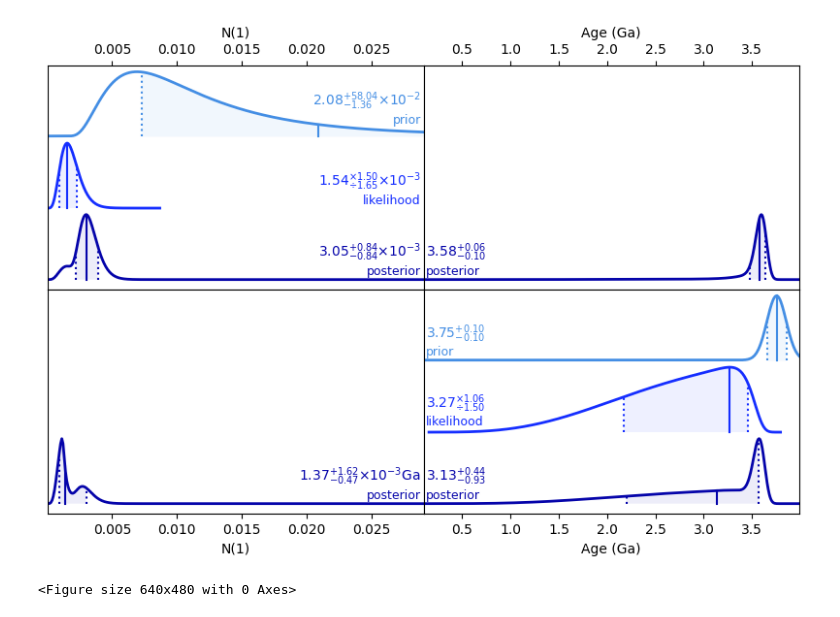
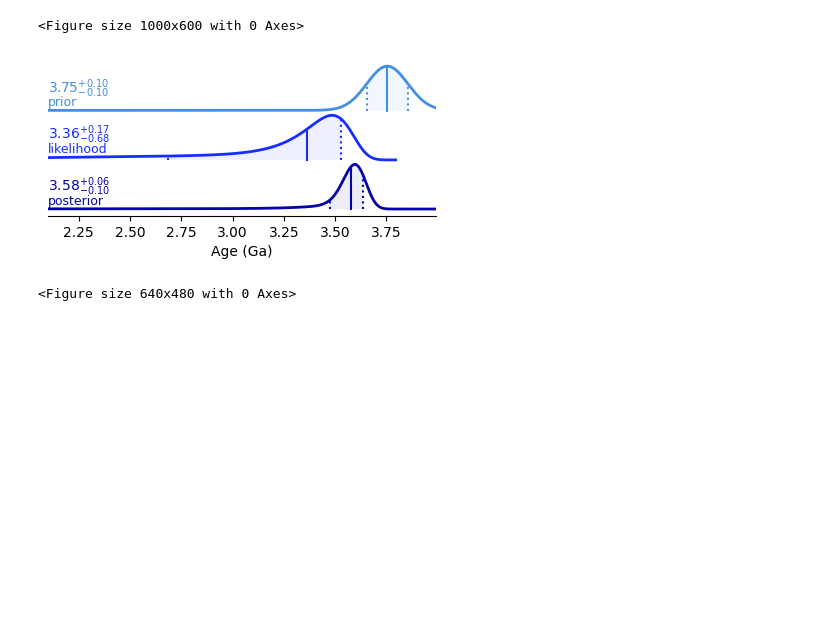
Before and after one commit to samwbell/craterdata, a Jupyter notebook: calc/martian_valley_example.ipynb, the cells around one changed output. Saved outputs shown, nothing was run; the diff lists cells and outputs as text; code cells hidden in the pictures; blank space fills up the shorter version.

```diff
--- a/calc/martian_valley_example.ipynb
+++ b/calc/martian_valley_example.ipynb
@@ -124,11 +22,7 @@ non_echus_N1 = ncf_mars(non_echus_ages)
 
 echus_area = 5 / ncf_mars(3.27)
 
-N1_likelihood = N1_pdf(
-    5, echus_area, 1, pf=npf_mars
-)
-log_N1_likelihood = N1_likelihood.log()
-age_likelihood = age_scaled_N1_pdf(
+age_likelihood = age_pdf(
     5, echus_area, 1, pf=npf_mars, cf_inv=ncf_mars_inv
 )
 
@@ -140,70 +34,46 @@ age_prior = RandomVariable(
     T, P + 0.01 * P.max(),
     val=fh08_mean,
     low=fh08_mean - fh08_std,
     high=fh08_mean + fh08_std,
     kind='median'
 )
-N1_prior = age_prior.scale(ncf_mars)
-log_N1_prior = N1_prior.log()
-
 
 age_posterior = age_prior.update(age_likelihood)
-N1_posterior = N1_prior.update(N1_likelihood)
-log_N1_posterior = log_N1_prior.update(log_N1_likelihood)
-
-age_posterior_N1 = age_posterior.as_kind('median').apply(ncf_mars)
 
 
 fig = plt.figure(figsize=(10, 6))
-age_xlim = [0.1, 3.99]
+age_xlim = [2.1, 3.99]
 N1_xlim = ncf_mars(np.array(age_xlim))
 log_N1_xlim = np.log10(N1_xlim)
 
-rvs_list = [
-    [N1_prior, N1_likelihood, N1_posterior],
-    [N1_posterior.apply(ncf_mars_inv, kind='median')],
-    [age_posterior_N1],
-    [age_prior, age_likelihood, age_posterior]
-]
+rvs_list = [age_prior, age_likelihood.as_kind('median'), age_posterior]
+
 bayesian_labels = ['prior', 'likelihood', 'posterior']
 pdf_labels_list = [
     bayesian_labels, bayesian_labels[2],
     bayesian_labels[2], bayesian_labels
 ]
 xlim_list = [
     N1_xlim, age_xlim,
     N1_xlim, age_xlim,
 ]
-cs_list = [
-    cs, cs[2],
-    cs[2], cs
-]
 
-for i in np.arange(4):
-    ax = fig.add_subplot(221 + i)
-    plt.yticks([])
-    if i % 3 == 2:
-        unit = 'Ga'
-    else:
-        unit = None
-    plot_pdfs(
-        rvs_list[i], xlim=xlim_list[i], label=True,
-        pdf_label=pdf_labels_list[i], color=cs_list[i],
-        unit=unit
-    )
-    if i < 2:
-        ax.xaxis.tick_top()
-        ax.xaxis.set_label_position('top')
-    xlabel_dict = {0 : 'N(1)', 1 : 'Age (Ga)'}
-    plt.xlabel(xlabel_dict[i % 2])
-    plt.ylim([-0.15, 3.3])
+plot_pdfs(
+    rvs_list, xlim=xlim_list[i], label=True,
+    pdf_label=pdf_labels_list[i], color=cs,
+    unit=unit
+)
+xlabel_dict = {0 : 'N(1)', 1 : 'Age (Ga)'}
+plt.xlabel(xlabel_dict[i % 2])
+plt.ylim([-0.15, 3.3])
 
 plt.subplots_adjust(wspace=0, hspace=0)
 
 pfig = plt.gcf()
 pfig.savefig('figs/martian_valley_example.pdf', bbox_inches='tight')
 # %% [output]
+<Figure size 1000x600 with 0 Axes>
-[figure, old version]
+[figure, new version]
 # %%
 echus_area = 5 / ncf_mars(3.27)
 age_rv = age_pdf(
```
Also changed, not shown: parts of 1 cell of this notebook, 10 other files.
